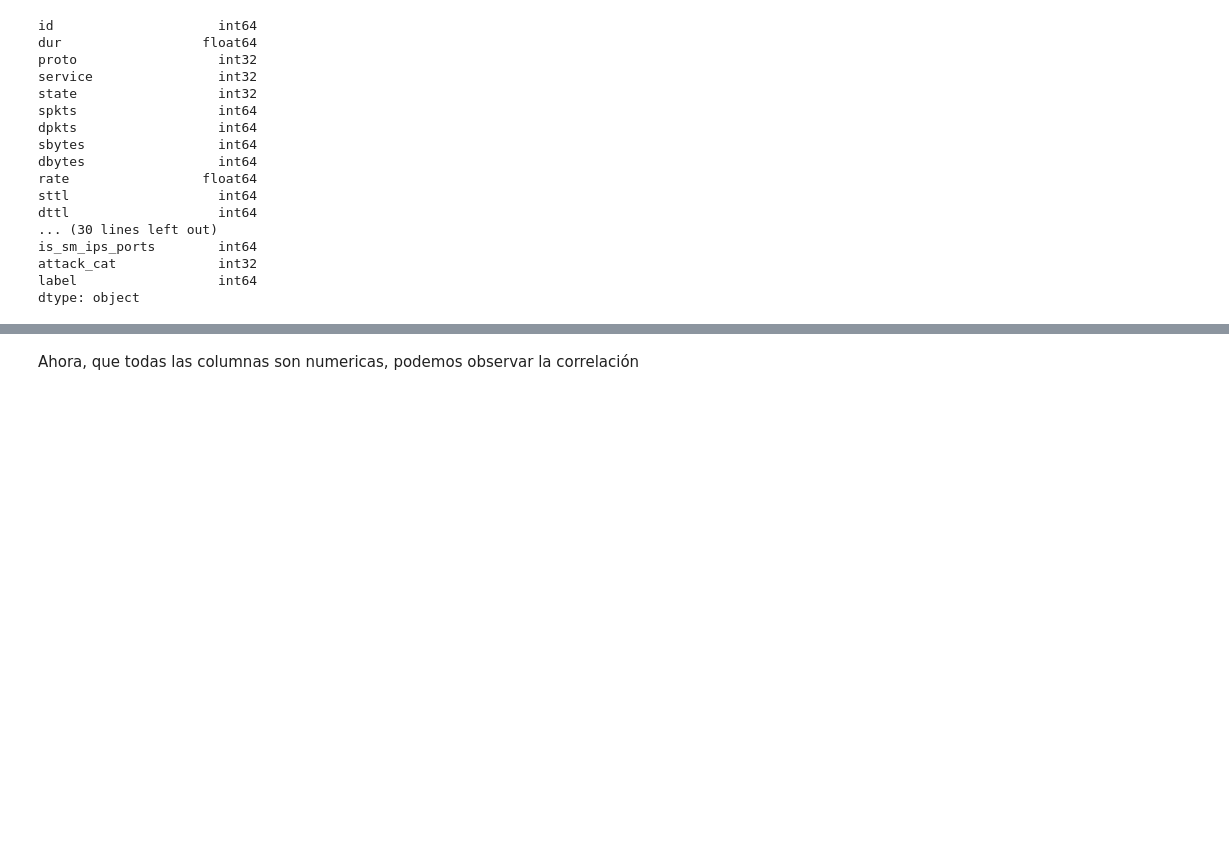
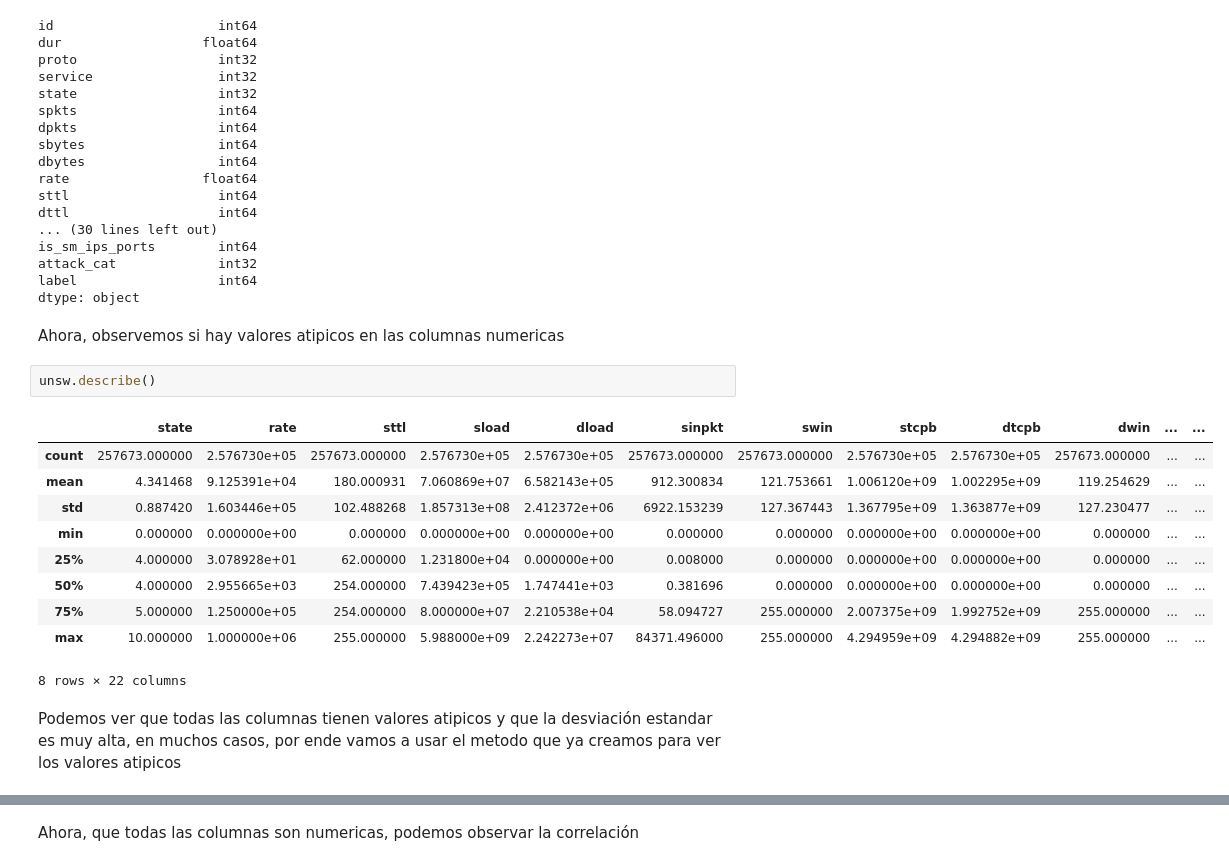
Before and after one commit to FelipeBarretoB/Grad-project, a Jupyter notebook: EDA/EDA.ipynb, the cells around one changed output, grey strips where cells are left out. Cells and saved outputs as stored; diff of their text form; blank space fills up the shorter version.

```diff
--- a/EDA/EDA.ipynb
+++ b/EDA/EDA.ipynb
@@ -390,3 +613,20 @@ is_sm_ips_ports        int64
 attack_cat             int32
 label                  int64
 dtype: object
+# %% [markdown]
+Ahora, observemos si hay valores atipicos en las columnas numericas
+# %%
+unsw.describe()
+# %% [output]
+|  | state | rate | sttl | sload | dload | sinpkt | swin | stcpb | dtcpb | dwin | ... | ... |
+| count | 257673.000000 | 2.576730e+05 | 257673.000000 | 2.576730e+05 | 2.576730e+05 | 257673.000000 | 257673.000000 | 2.576730e+05 | 2.576730e+05 | 257673.000000 | ... | ... |
+| mean | 4.341468 | 9.125391e+04 | 180.000931 | 7.060869e+07 | 6.582143e+05 | 912.300834 | 121.753661 | 1.006120e+09 | 1.002295e+09 | 119.254629 | ... | ... |
+| std | 0.887420 | 1.603446e+05 | 102.488268 | 1.857313e+08 | 2.412372e+06 | 6922.153239 | 127.367443 | 1.367795e+09 | 1.363877e+09 | 127.230477 | ... | ... |
+| min | 0.000000 | 0.000000e+00 | 0.000000 | 0.000000e+00 | 0.000000e+00 | 0.000000 | 0.000000 | 0.000000e+00 | 0.000000e+00 | 0.000000 | ... | ... |
+| 25% | 4.000000 | 3.078928e+01 | 62.000000 | 1.231800e+04 | 0.000000e+00 | 0.008000 | 0.000000 | 0.000000e+00 | 0.000000e+00 | 0.000000 | ... | ... |
+| 50% | 4.000000 | 2.955665e+03 | 254.000000 | 7.439423e+05 | 1.747441e+03 | 0.381696 | 0.000000 | 0.000000e+00 | 0.000000e+00 | 0.000000 | ... | ... |
+| 75% | 5.000000 | 1.250000e+05 | 254.000000 | 8.000000e+07 | 2.210538e+04 | 58.094727 | 255.000000 | 2.007375e+09 | 1.992752e+09 | 255.000000 | ... | ... |
+| max | 10.000000 | 1.000000e+06 | 255.000000 | 5.988000e+09 | 2.242273e+07 | 84371.496000 | 255.000000 | 4.294959e+09 | 4.294882e+09 | 255.000000 | ... | ... |
+8 rows × 22 columns
+# %% [markdown]
+Podemos ver que todas las columnas tienen valores atipicos y que la desviación estandar es muy alta, en muchos casos, por ende vamos a usar el metodo que ya creamos para ver los valores atipicos
```
Also changed, not shown: parts of 27 cells of this notebook.
